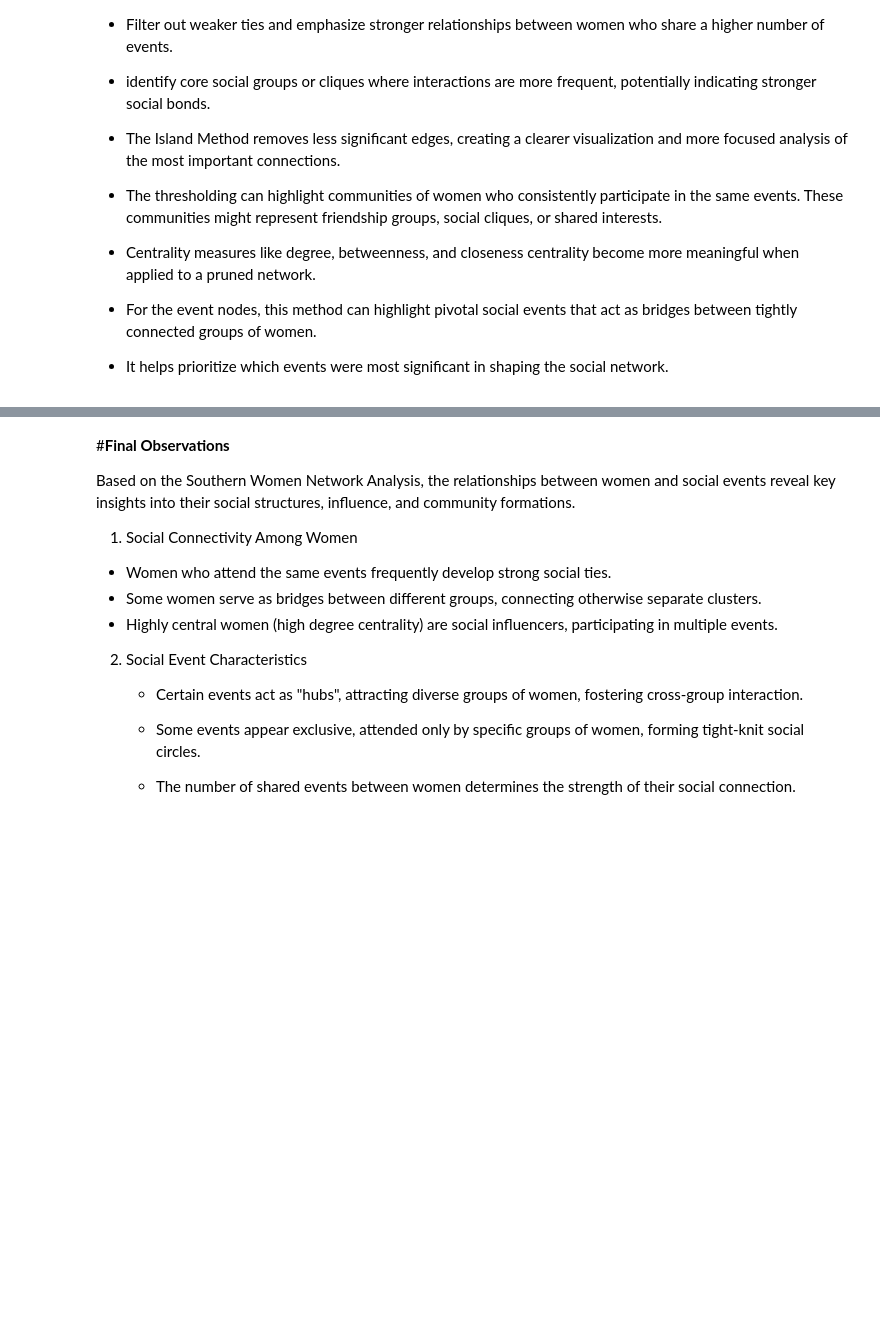
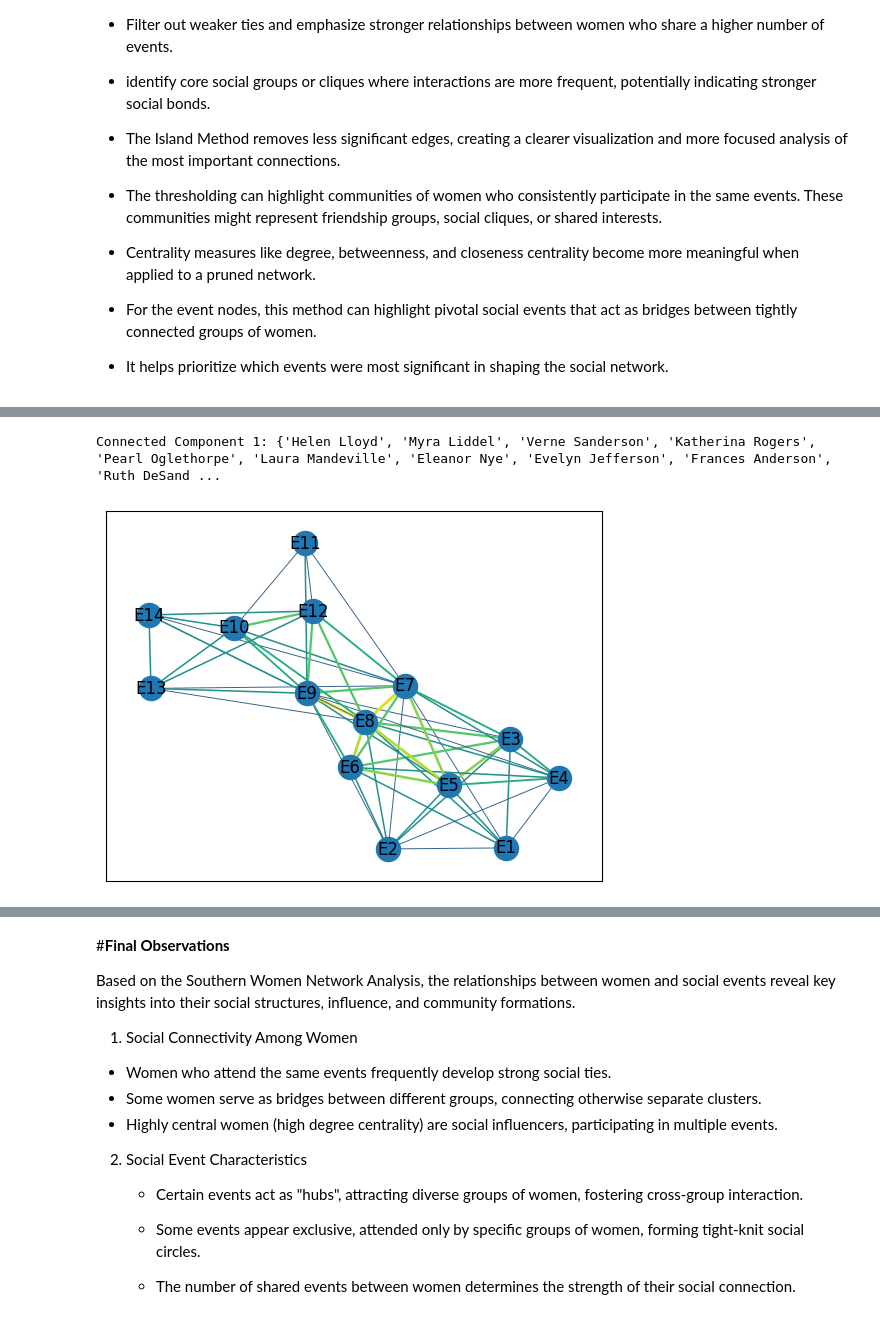
Before and after one commit to umais/DATA620, a Jupyter notebook: Week6/week6_assignment.ipynb, the cells around one changed output, grey strips where cells are left out. Cells and saved outputs as stored; diff of their text form; code cells hidden in the pictures; blank space fills up the shorter version.

```diff
--- a/Week6/week6_assignment.ipynb
+++ b/Week6/week6_assignment.ipynb
@@ -220,0 +225,12 @@ plt.gca().spines[['top', 'right',]].set_visible(False)
+# %%
+import matplotlib.pyplot as plt
+import networkx as nx
+from networkx.algorithms import bipartite
+
+G = nx.davis_southern_women_graph()
+women = G.graph["top"]
+clubs = G.graph["bottom"]
+
+
+# project bipartite graph onto women nodes
+W = bipartite.projected_graph(G, women)
@@ -220,0 +254,23 @@ plt.gca().spines[['top', 'right',]].set_visible(False)
+# %%
+import math
+# project bipartite graph onto women nodes
+W1 = bipartite.weighted_projected_graph(G, women,ratio=False)
+
+# Get the connected components
+connected_components = list(nx.connected_components(W1))
+
+# Print the connected components
+for i, component in enumerate(connected_components):
+    print(f"Connected Component {i+1}: {component}")
+
+weights1=[math.log(edata['weight']) for f,t,edata in W1.edges(data=True)]
+
+#nx.draw_networkx(W1,width=weights1, edge_color=weights1)
+# %% [output]
+Connected Component 1: {'Helen Lloyd', 'Myra Liddel', 'Verne Sanderson', 'Katherina Rogers', 'Pearl Oglethorpe', 'Laura Mandeville', 'Eleanor Nye', 'Evelyn Jefferson', 'Frances Anderson', 'Ruth DeSand ...
+# %%
+cannet=bipartite.weighted_projected_graph(G,clubs , ratio=False)
+weights=[math.log(edata['weight']) for f,t,edata in cannet.edges(data=True)]
+nx.draw_networkx(cannet,width=weights, edge_color=weights)
+# %% [output]
+[figure, added]
```
Also changed, not shown: parts of 12 cells of this notebook.
